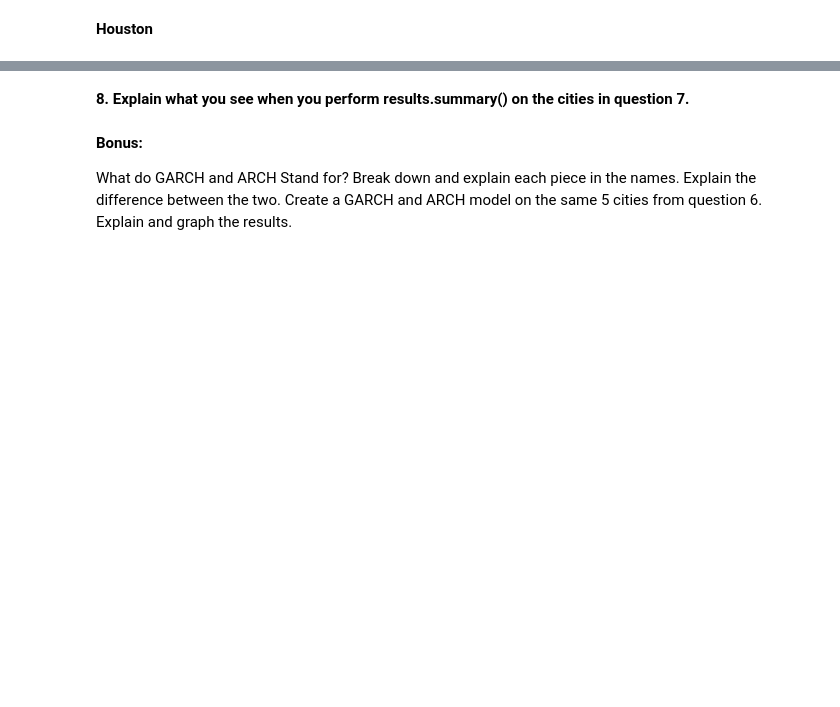
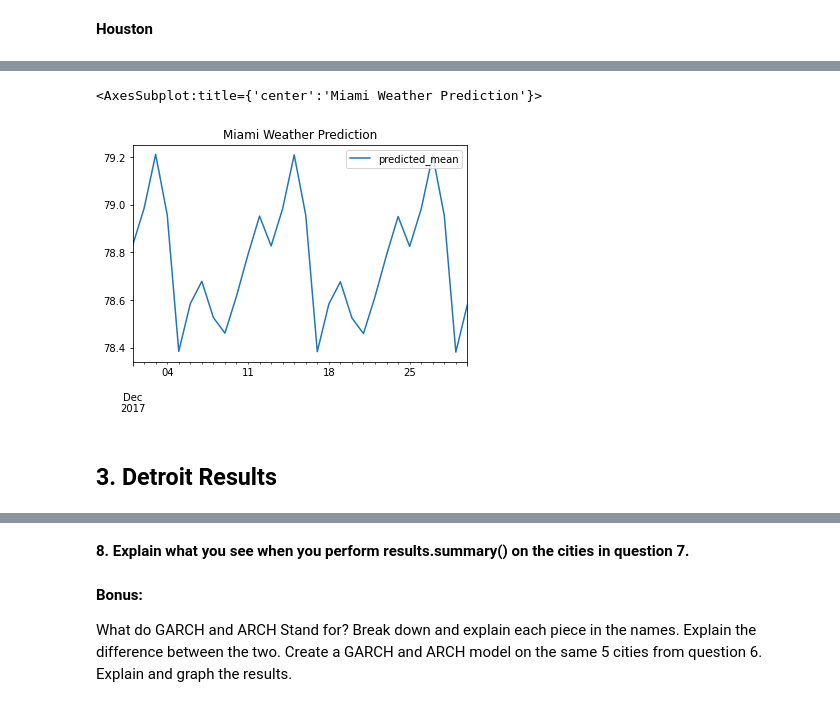
Before and after one commit to artolon/HW11-Time-Series, a Jupyter notebook: Homework11 - Time Series Analysis.ipynb, the cells around one changed output, grey strips where cells are left out. Drawn from its saved outputs; the diff is of its cells as text; code cells hidden in the pictures; blank space fills up the shorter version.

Commit message:
Next draft

```diff
--- a/Homework11 - Time Series Analysis.ipynb
+++ b/Homework11 - Time Series Analysis.ipynb
@@ -448,0 +473,11 @@ results_df.plot()
+# %%
+#plot the forecasted temperature for the next 30 days
+Miami_df = pd.DataFrame(results_list[1].forecast(steps=30))
+
+# Plot the data
+Miami_df.plot(title='Miami Weather Prediction')
+# %% [output]
+<AxesSubplot:title={'center':'Miami Weather Prediction'}>
+[figure, added]
+# %% [markdown]
+## 3. Detroit Results
```
Also changed, not shown: parts of 26 cells of this notebook.
